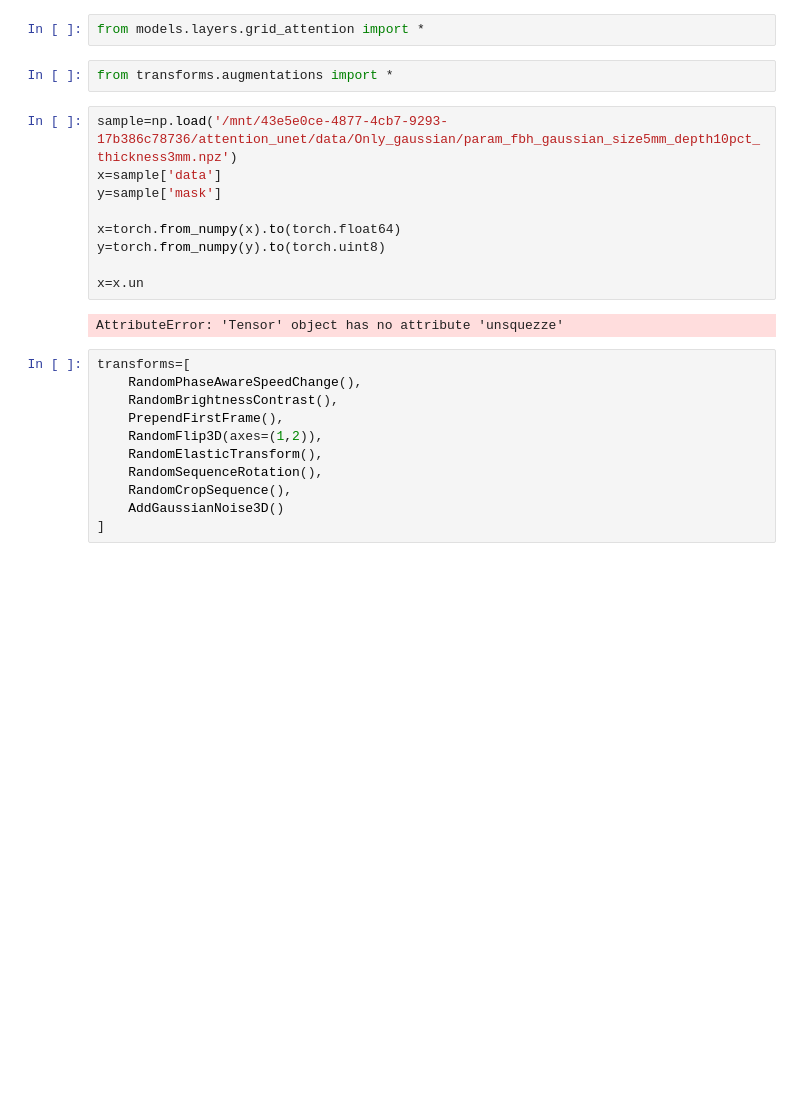
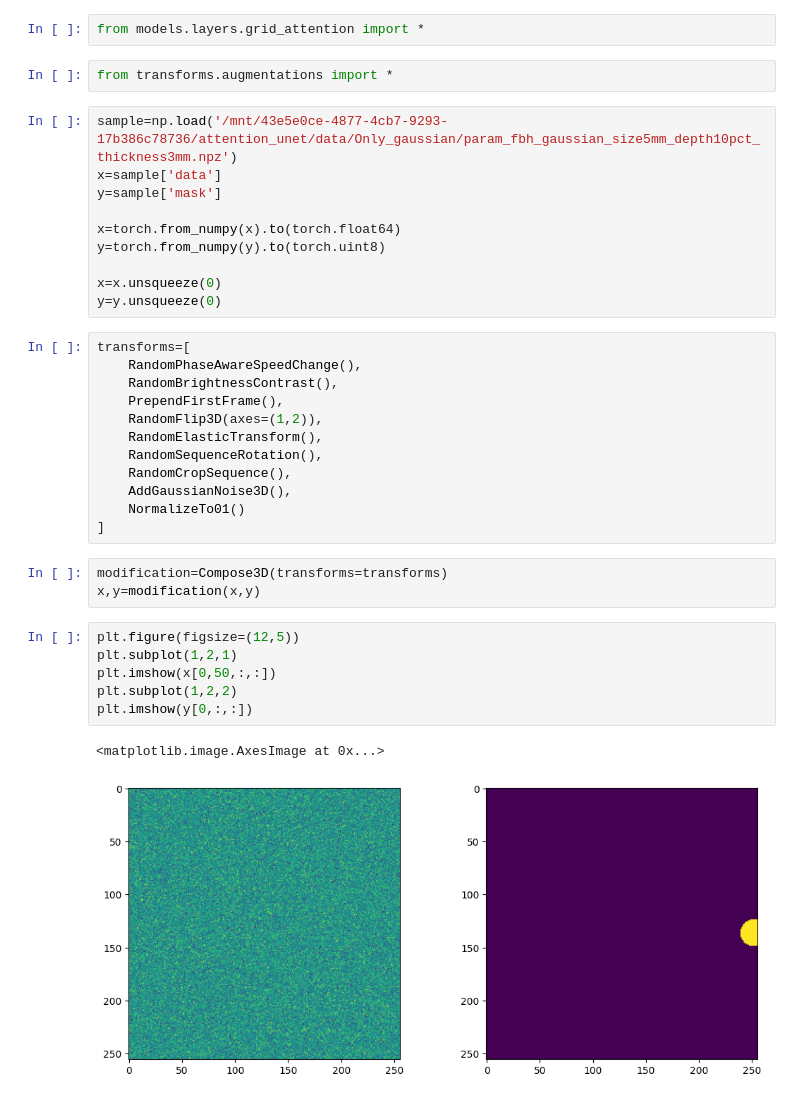
Before and after one commit to konrad-jaworski/attention_unet, a Jupyter notebook: Model_investigation.ipynb, the cells around one changed output. Saved outputs shown, nothing was run; the diff lists cells and outputs as text; blank space fills up the shorter version.

```diff
--- a/Model_investigation.ipynb
+++ b/Model_investigation.ipynb
@@ -16,9 +16,8 @@ y=sample['mask']
 x=torch.from_numpy(x).to(torch.float64)
 y=torch.from_numpy(y).to(torch.uint8)
 
-x=x.un
+x=x.unsqueeze(0)
+y=y.unsqueeze(0)
-# %% [output]
-AttributeError: 'Tensor' object has no attribute 'unsquezze'
 # %%
 transforms=[
     RandomPhaseAwareSpeedChange(),
@@ -28,5 +27,18 @@ transforms=[
     RandomElasticTransform(),
     RandomSequenceRotation(),
     RandomCropSequence(),
-    AddGaussianNoise3D()
+    AddGaussianNoise3D(),
+    NormalizeTo01()
 ]
+# %%
+modification=Compose3D(transforms=transforms)
+x,y=modification(x,y)
+# %%
+plt.figure(figsize=(12,5))
+plt.subplot(1,2,1)
+plt.imshow(x[0,50,:,:])
+plt.subplot(1,2,2)
+plt.imshow(y[0,:,:])
+# %% [output]
+<matplotlib.image.AxesImage at 0x...>
+[figure, added]
```
Also changed, not shown: parts of 4 cells of this notebook, 3 other files.
